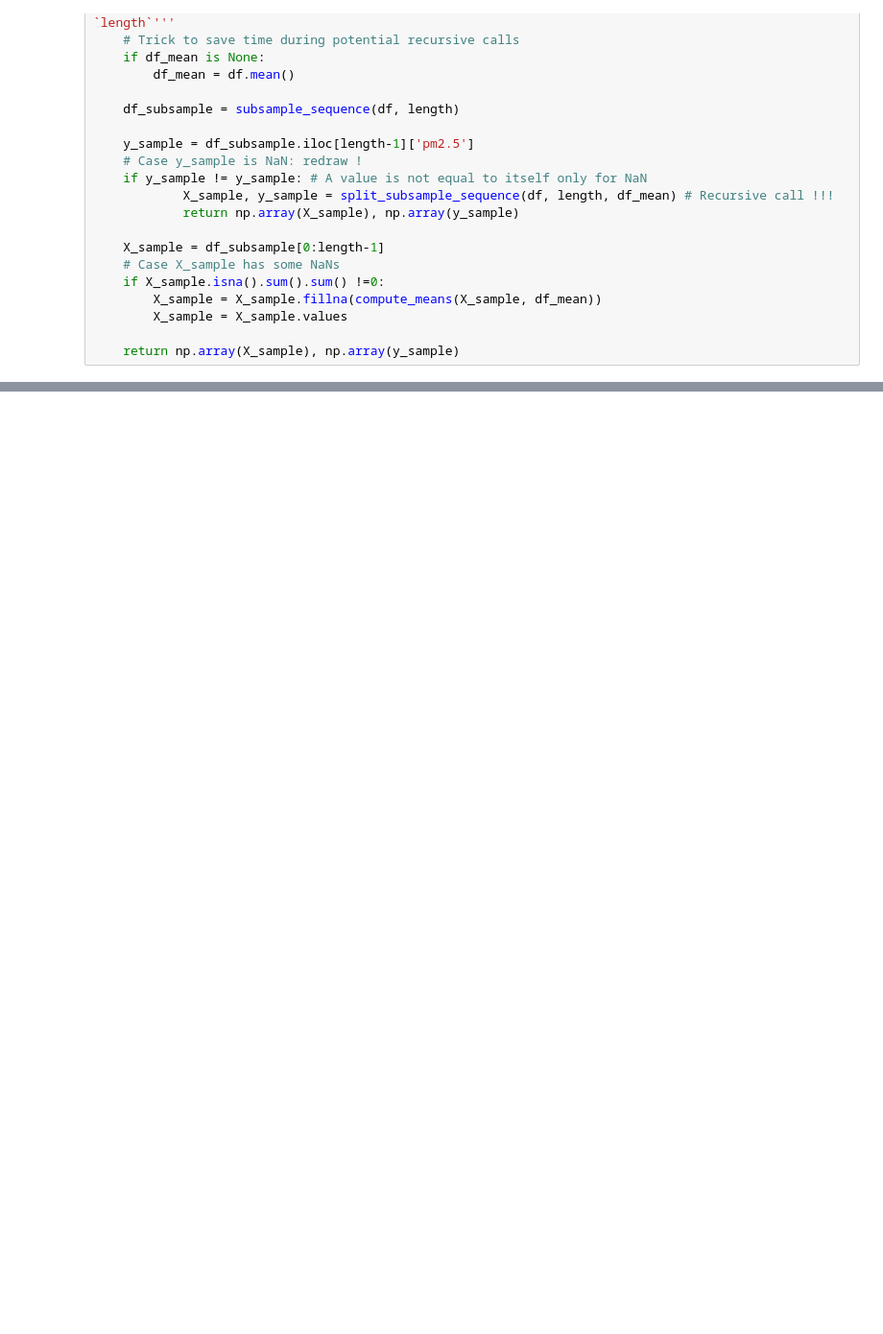
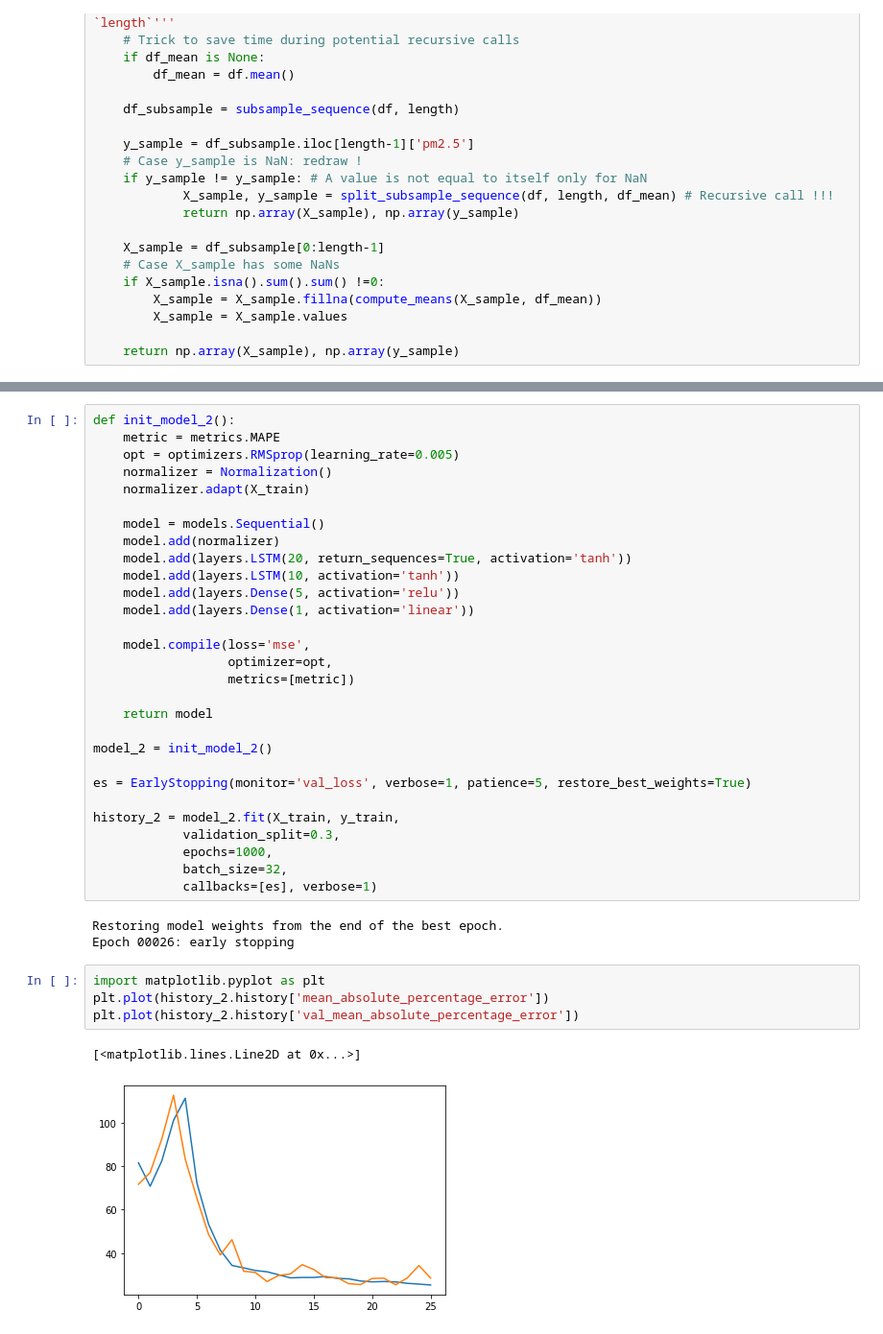
Before and after one commit to AntoniosFl/Data_Sourcing, a Jupyter notebook: DL/DL4/Untitled.ipynb, the cells around one changed output, grey strips where cells are left out. Shown at 96% size. Cells and saved outputs as stored; diff of their text form; blank space fills up the shorter version.

```diff
--- a/DL/DL4/Untitled.ipynb
+++ b/DL/DL4/Untitled.ipynb
@@ -802,0 +948,39 @@ def split_subsample_sequence(df, length, df_mean=None):
+# %%
+def init_model_2():
+    metric = metrics.MAPE
+    opt = optimizers.RMSprop(learning_rate=0.005)
+    normalizer = Normalization()
+    normalizer.adapt(X_train)
+
+    model = models.Sequential()
+    model.add(normalizer)
+    model.add(layers.LSTM(20, return_sequences=True, activation='tanh'))
+    model.add(layers.LSTM(10, activation='tanh'))
+    model.add(layers.Dense(5, activation='relu'))
+    model.add(layers.Dense(1, activation='linear'))
+
+    model.compile(loss='mse',
+                  optimizer=opt,
+                  metrics=[metric])
+
+    return model
+
+model_2 = init_model_2()
+
+es = EarlyStopping(monitor='val_loss', verbose=1, patience=5, restore_best_weights=True)
+
+history_2 = model_2.fit(X_train, y_train,
+            validation_split=0.3,
+            epochs=1000,
+            batch_size=32,
+            callbacks=[es], verbose=1)
+# %% [output]
+Restoring model weights from the end of the best epoch.
+Epoch 00026: early stopping
+# %%
+import matplotlib.pyplot as plt
+plt.plot(history_2.history['mean_absolute_percentage_error'])
+plt.plot(history_2.history['val_mean_absolute_percentage_error'])
+# %% [output]
+[<matplotlib.lines.Line2D at 0x...>]
+[figure, added]
```
Also changed, not shown: parts of 18 cells of this notebook.
